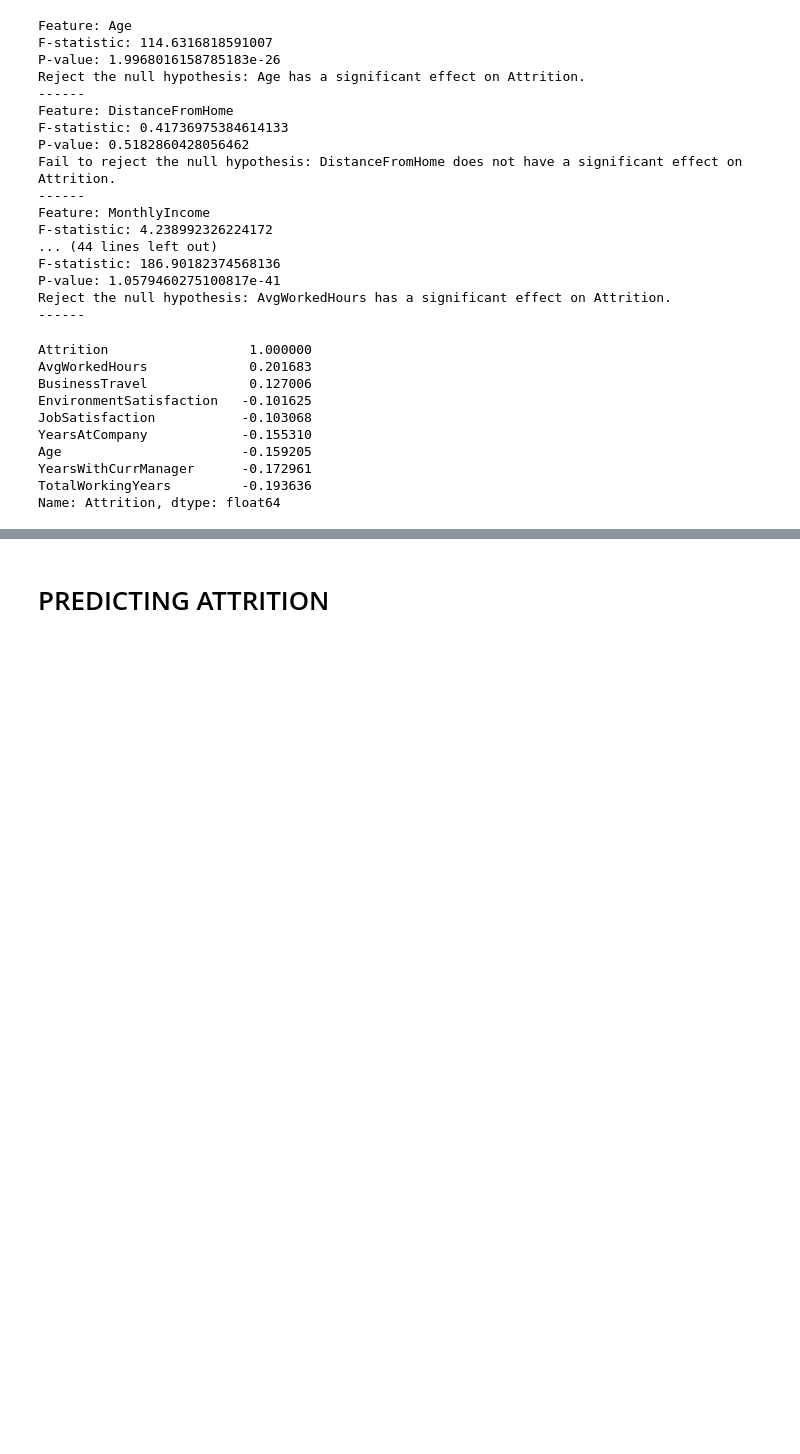
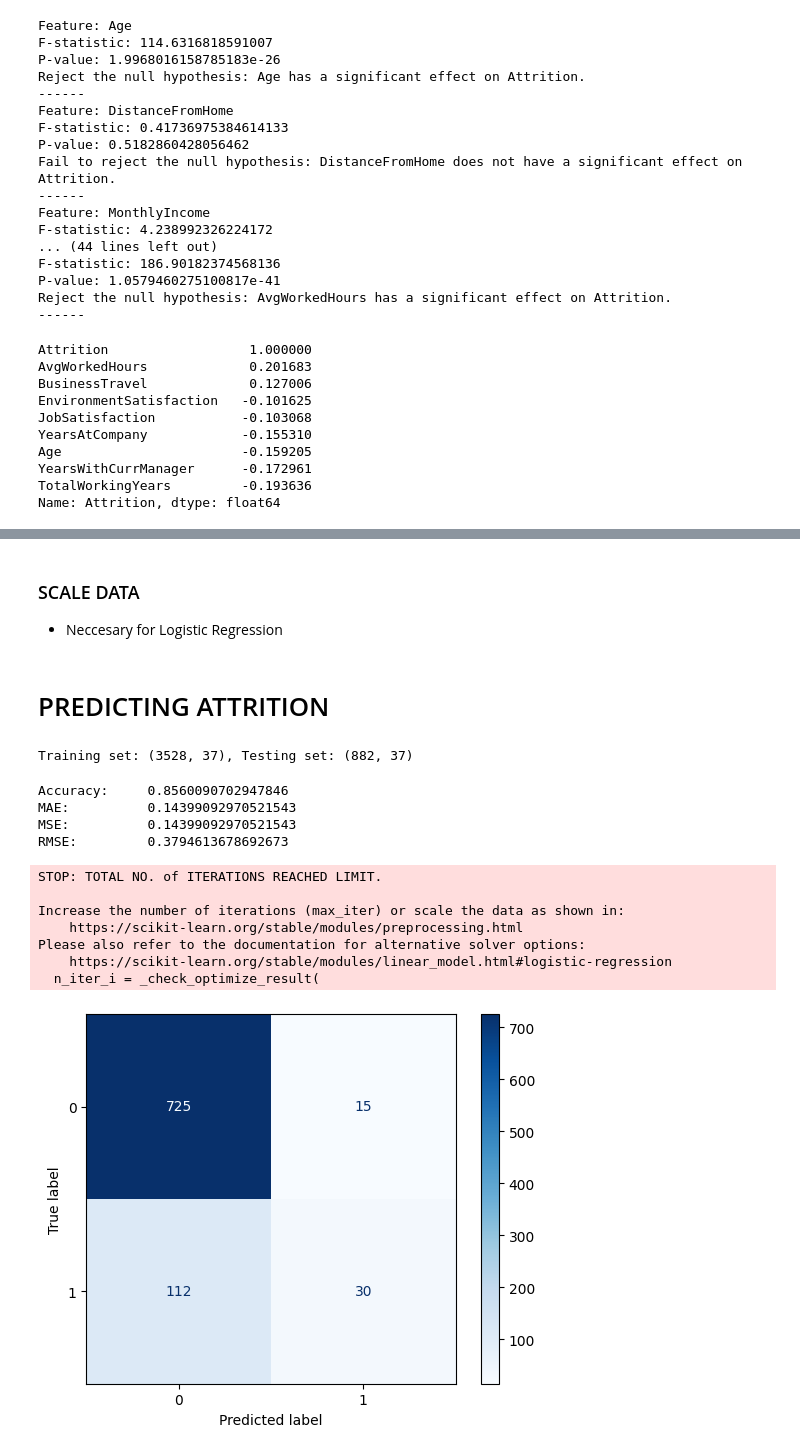
Before and after one commit to equisdel/INDIAI, a Jupyter notebook: test.ipynb, the cells around one changed output, grey strips where cells are left out. Saved outputs shown, nothing was run; the diff lists cells and outputs as text; code cells hidden in the pictures; blank space fills up the shorter version.

```diff
--- a/test.ipynb
+++ b/test.ipynb
@@ -1281,2 +1297,67 @@ We should prepare the pipeline for:
+# %% [markdown]
+### SCALE DATA
+
+- Neccesary for Logistic Regression
 # %% [markdown]
 # PREDICTING ATTRITION
+# %%
+# Trying different models for the first model just for tests
+from sklearn.model_selection import train_test_split
+from sklearn.metrics import accuracy_score
+
+X = merged_df.drop(columns=['Attrition', 'EmployeeID'])
+y = merged_df['Attrition']
+X_train, X_test, y_train, y_test = train_test_split(X, y, test_size=0.2, random_state=42, stratify=y)
+print(f"Training set: {X_train.shape}, Testing set: {X_test.shape}")
+# %% [output]
+Training set: (3528, 37), Testing set: (882, 37)
+# %%
+from pandas.plotting import scatter_matrix
+from sklearn.metrics import mean_squared_error
+from sklearn.metrics import confusion_matrix, ConfusionMatrixDisplay
+
+from sklearn.linear_model import LogisticRegression
+from sklearn.ensemble import RandomForestClassifier
+from sklearn.neighbors import KNeighborsClassifier
+from sklearn.tree import DecisionTreeClassifier
+from sklearn.linear_model import Ridge
+from sklearn.svm import SVC
+
+results = {}
+# %%
+def TestModel(model):
+
+    model.fit(X_train, y_train)
+    y_pred = model.predict(X_test)
+    accuracy = accuracy_score(y_test, y_pred)
+    mae = mean_absolute_error(y_test, y_pred)
+    mse = mean_squared_error(y_test, y_pred)
+    rmse = np.sqrt(mse)
+
+    print("Accuracy:    ",accuracy)
+    print("MAE:         ",mae)
+    print("MSE:         ",mse)
+    print("RMSE:        ",rmse)
+
+    # Compute and display confusion matrix
+    cm = confusion_matrix(y_test, y_pred)
+    disp = ConfusionMatrixDisplay(confusion_matrix=cm, display_labels=[0, 1])
+    disp.plot(cmap="Blues")
+
+    return [accuracy,mse,rmse,mae]
+# %%
+log_reg = LogisticRegression(max_iter=1000,random_state=42)
+results['LogisticRegression'] = TestModel(log_reg)
+# %% [output]
+Accuracy:     0.8560090702947846
+MAE:          0.14399092970521543
+MSE:          0.14399092970521543
+RMSE:         0.3794613678692673
+STOP: TOTAL NO. of ITERATIONS REACHED LIMIT.
+
+Increase the number of iterations (max_iter) or scale the data as shown in:
+    https://scikit-learn.org/stable/modules/preprocessing.html
+Please also refer to the documentation for alternative solver options:
+    https://scikit-learn.org/stable/modules/linear_model.html#logistic-regression
+  n_iter_i = _check_optimize_result(
+[figure, added]
```
Also changed, not shown: parts of 15 cells of this notebook.
